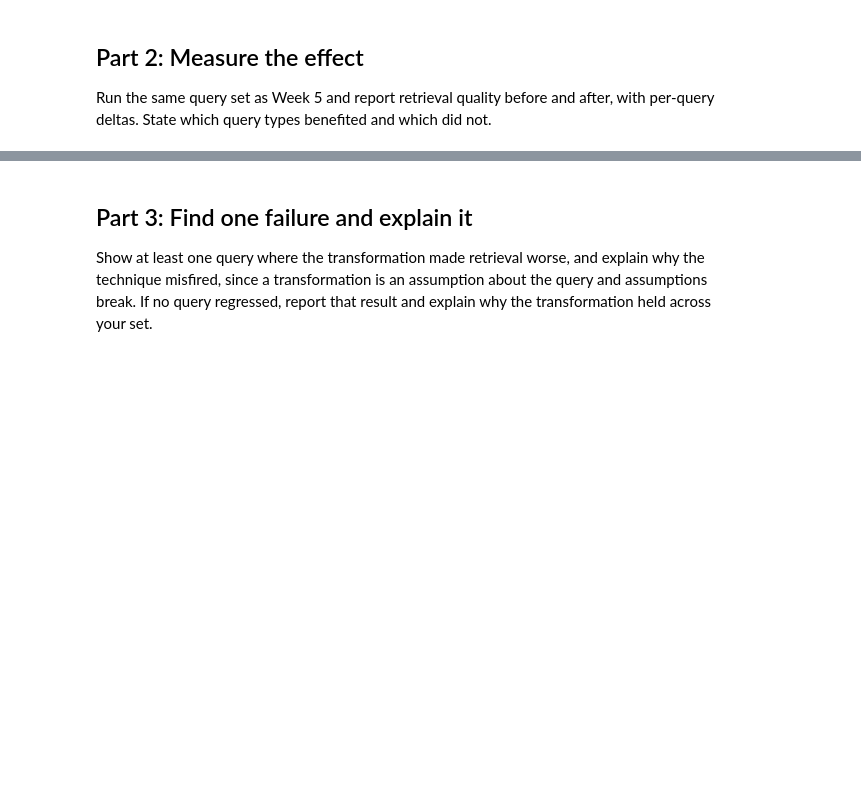
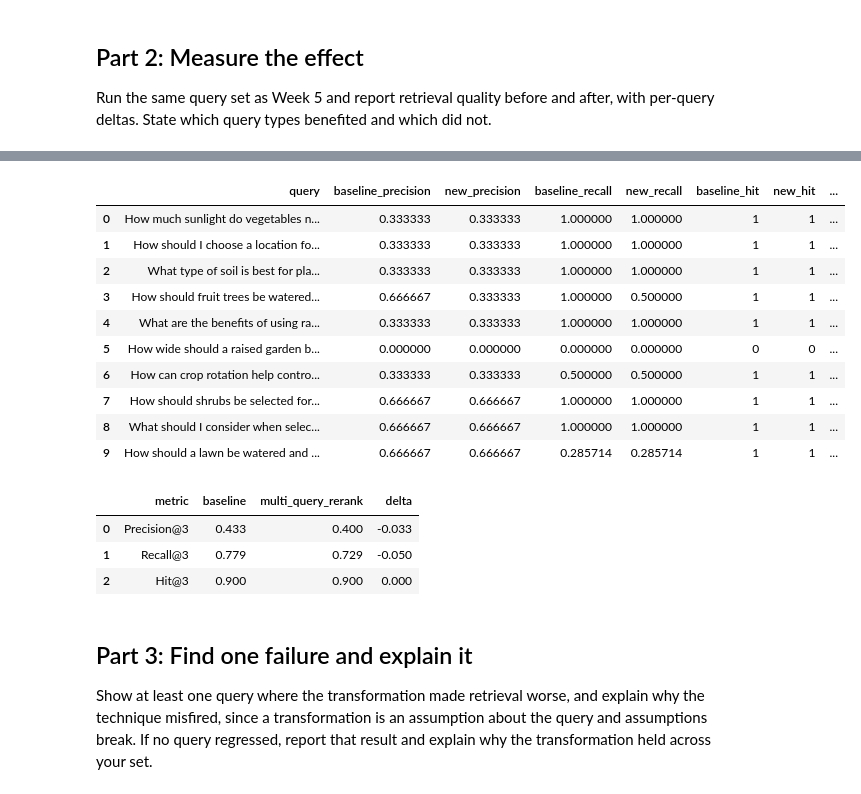
Before and after one commit to wyattae/cosc-650-applied-llm-systems, a Jupyter notebook: src/week6/week6_advanced_rag_starter.ipynb, the cells around one changed output, grey strips where cells are left out. Drawn from its saved outputs; the diff is of its cells as text; code cells hidden in the pictures; blank space fills up the shorter version.

```diff
--- a/src/week6/week6_advanced_rag_starter.ipynb
+++ b/src/week6/week6_advanced_rag_starter.ipynb
@@ -198,3 +667,64 @@ Run the same query set as Week 5 and report retrieval quality before and after,
+# %%
+comparison_df["precision_delta"] = (
+    comparison_df["new_precision"]
+    - comparison_df["baseline_precision"]
+)
+
+comparison_df["recall_delta"] = (
+    comparison_df["new_recall"]
+    - comparison_df["baseline_recall"]
+)
+
+comparison_df["hit_delta"] = (
+    comparison_df["new_hit"]
+    - comparison_df["baseline_hit"]
+)
+
+comparison_df
+# %% [output]
+|  | query | baseline_precision | new_precision | baseline_recall | new_recall | baseline_hit | new_hit | ... |
+| 0 | How much sunlight do vegetables n... | 0.333333 | 0.333333 | 1.000000 | 1.000000 | 1 | 1 | ... |
+| 1 | How should I choose a location fo... | 0.333333 | 0.333333 | 1.000000 | 1.000000 | 1 | 1 | ... |
+| 2 | What type of soil is best for pla... | 0.333333 | 0.333333 | 1.000000 | 1.000000 | 1 | 1 | ... |
+| 3 | How should fruit trees be watered... | 0.666667 | 0.333333 | 1.000000 | 0.500000 | 1 | 1 | ... |
+| 4 | What are the benefits of using ra... | 0.333333 | 0.333333 | 1.000000 | 1.000000 | 1 | 1 | ... |
+| 5 | How wide should a raised garden b... | 0.000000 | 0.000000 | 0.000000 | 0.000000 | 0 | 0 | ... |
+| 6 | How can crop rotation help contro... | 0.333333 | 0.333333 | 0.500000 | 0.500000 | 1 | 1 | ... |
+| 7 | How should shrubs be selected for... | 0.666667 | 0.666667 | 1.000000 | 1.000000 | 1 | 1 | ... |
+| 8 | What should I consider when selec... | 0.666667 | 0.666667 | 1.000000 | 1.000000 | 1 | 1 | ... |
+| 9 | How should a lawn be watered and ... | 0.666667 | 0.666667 | 0.285714 | 0.285714 | 1 | 1 | ... |
+# %%
+aggregate_results = pd.DataFrame({
+    "metric": [
+        "Precision@3",
+        "Recall@3",
+        "Hit@3"
+    ],
+    "baseline": [
+        comparison_df["baseline_precision"].mean(),
+        comparison_df["baseline_recall"].mean(),
+        comparison_df["baseline_hit"].mean()
+    ],
+    "multi_query_rerank": [
+        comparison_df["new_precision"].mean(),
+        comparison_df["new_recall"].mean(),
+        comparison_df["new_hit"].mean()
+    ]
+})
+
+aggregate_results["delta"] = (
+    aggregate_results["multi_query_rerank"]
+    - aggregate_results["baseline"]
+)
+
+aggregate_results = aggregate_results.round(3)
+
+aggregate_results
+# %% [output]
+|  | metric | baseline | multi_query_rerank | delta |
+| 0 | Precision@3 | 0.433 | 0.400 | -0.033 |
+| 1 | Recall@3 | 0.779 | 0.729 | -0.050 |
+| 2 | Hit@3 | 0.900 | 0.900 | 0.000 |
 # %% [markdown]
 ## Part 3: Find one failure and explain it
 Show at least one query where the transformation made retrieval worse, and explain why the technique misfired, since a transformation is an assumption about the query and assumptions break. If no query regressed, report that result and explain why the transformation held across your set.
```
Also changed, not shown: parts of 22 cells of this notebook.
